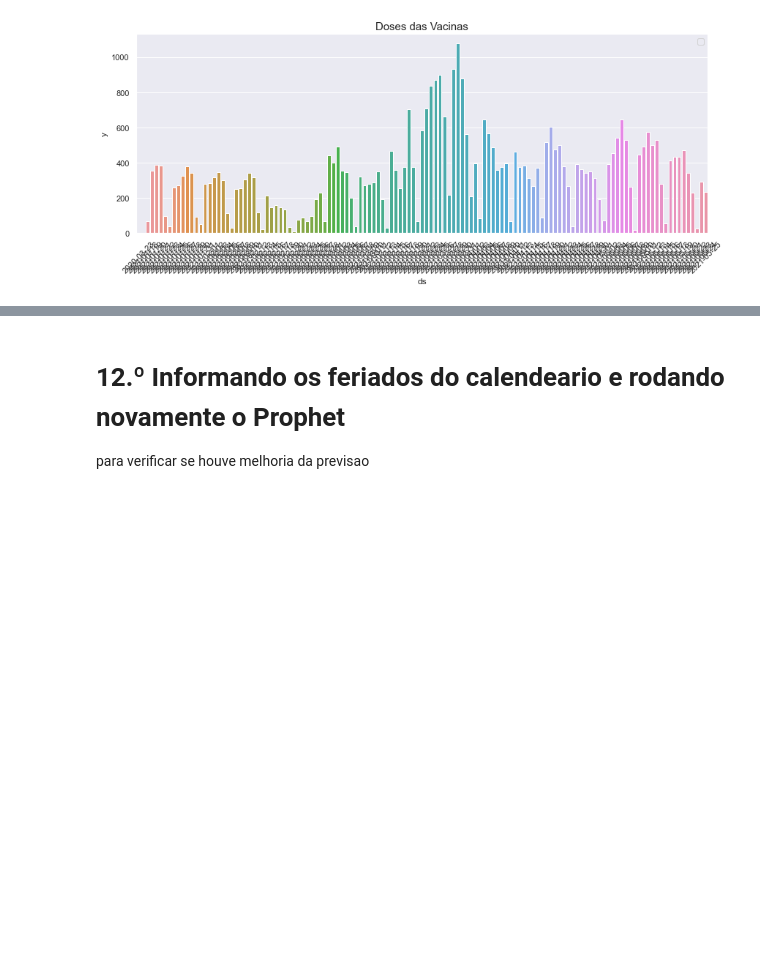
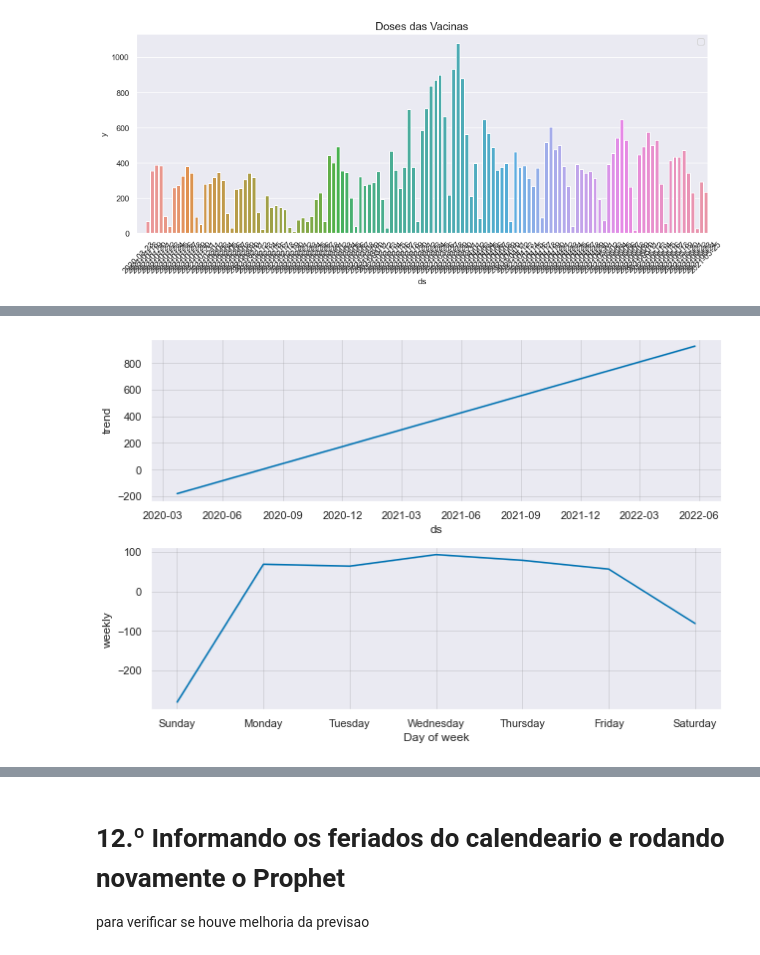
Before and after one commit to nubia-mp1211/Projeto-Final, a Jupyter notebook: ATUAL -Tratando-Vacinados e Previsoes.ipynb, the cells around one changed output, grey strips where cells are left out. Cells and saved outputs as stored; diff of their text form; code cells hidden in the pictures; blank space fills up the shorter version.

```diff
--- a/ATUAL -Tratando-Vacinados e Previsoes.ipynb
+++ b/ATUAL -Tratando-Vacinados e Previsoes.ipynb
@@ -500,0 +388,5 @@ fig = plot_cross_validation_metric(df_cross, metric='mape', figsize = (10,10))
+# %%
+
+fig2 = model1.plot_components(forecast1)
+# %% [output]
+[figure, added]
```
Also changed, not shown: parts of 76 cells of this notebook.
